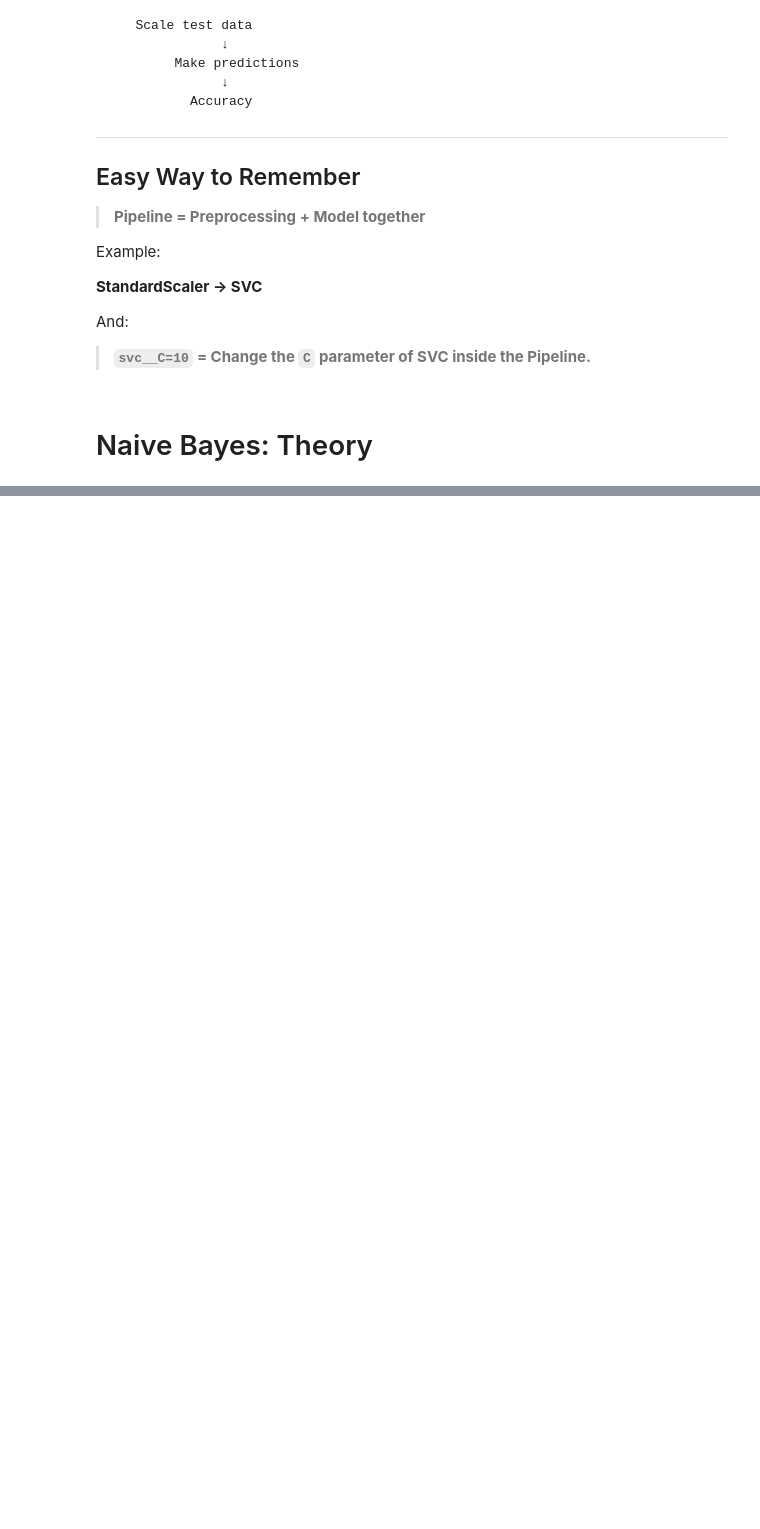
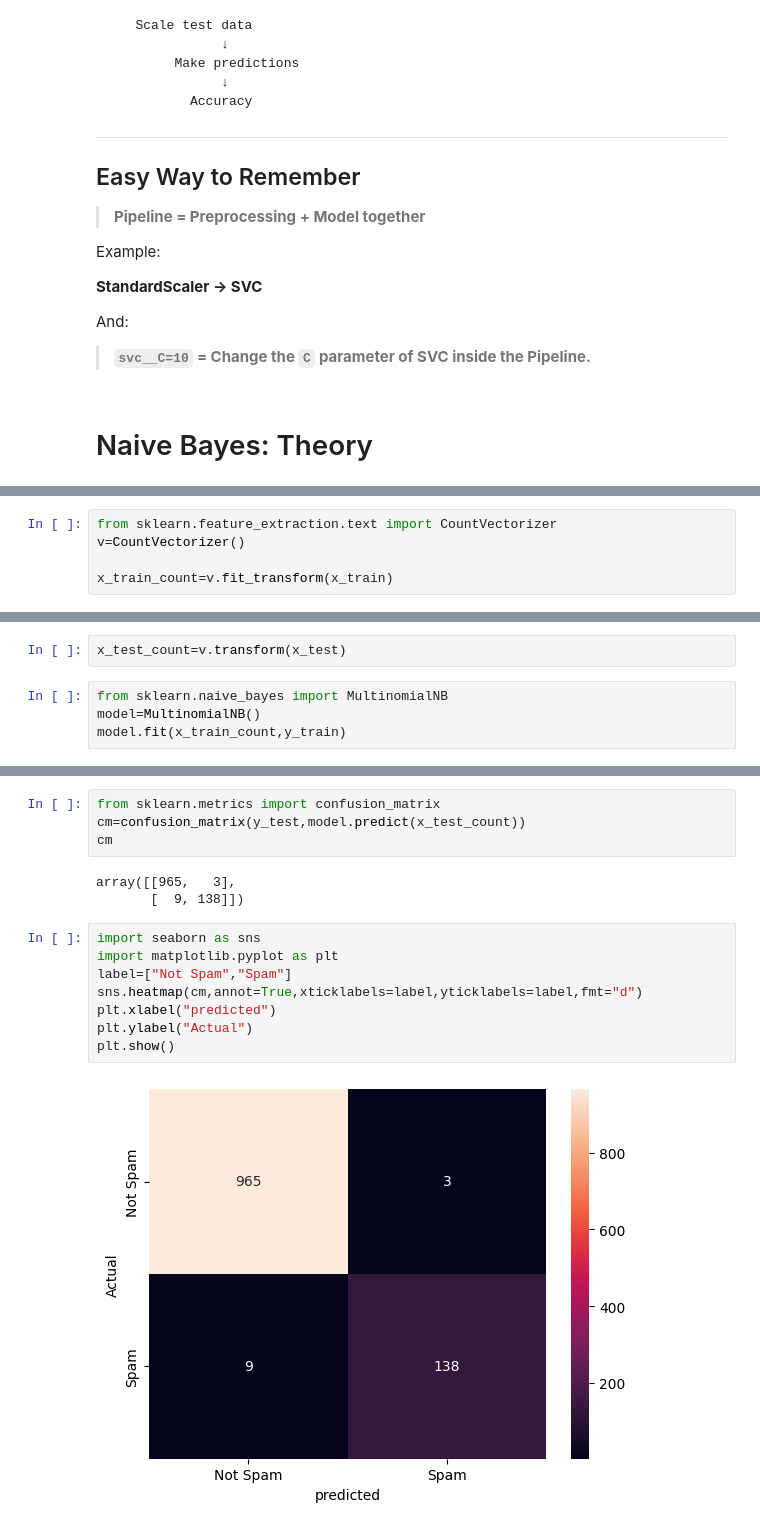
Before and after one commit to ThirumaleshV/AIE, a Jupyter notebook: ML/_2_Supervised_classification.ipynb, the cells around one changed output, grey strips where cells are left out. Saved outputs shown, nothing was run; the diff lists cells and outputs as text; blank space fills up the shorter version.

Commit message:
Naive Bayes

```diff
--- a/ML/_2_Supervised_classification.ipynb
+++ b/ML/_2_Supervised_classification.ipynb
@@ -1600,0 +1675,5 @@ It is mainly used for **classification**.
+# %%
+from sklearn.feature_extraction.text import CountVectorizer
+v=CountVectorizer()
+
+x_train_count=v.fit_transform(x_train)
@@ -1600,0 +1687,6 @@ It is mainly used for **classification**.
+# %%
+x_test_count=v.transform(x_test)
+# %%
+from sklearn.naive_bayes import MultinomialNB
+model=MultinomialNB()
+model.fit(x_train_count,y_train)
@@ -1600,0 +1723,17 @@ It is mainly used for **classification**.
+# %%
+from sklearn.metrics import confusion_matrix
+cm=confusion_matrix(y_test,model.predict(x_test_count))
+cm
+# %% [output]
+array([[965,   3],
+       [  9, 138]])
+# %%
+import seaborn as sns
+import matplotlib.pyplot as plt
+label=["Not Spam","Spam"]
+sns.heatmap(cm,annot=True,xticklabels=label,yticklabels=label,fmt="d")
+plt.xlabel("predicted")
+plt.ylabel("Actual")
+plt.show()
+# %% [output]
+[figure, added]
```
Also changed, not shown: parts of 18 cells of this notebook.
